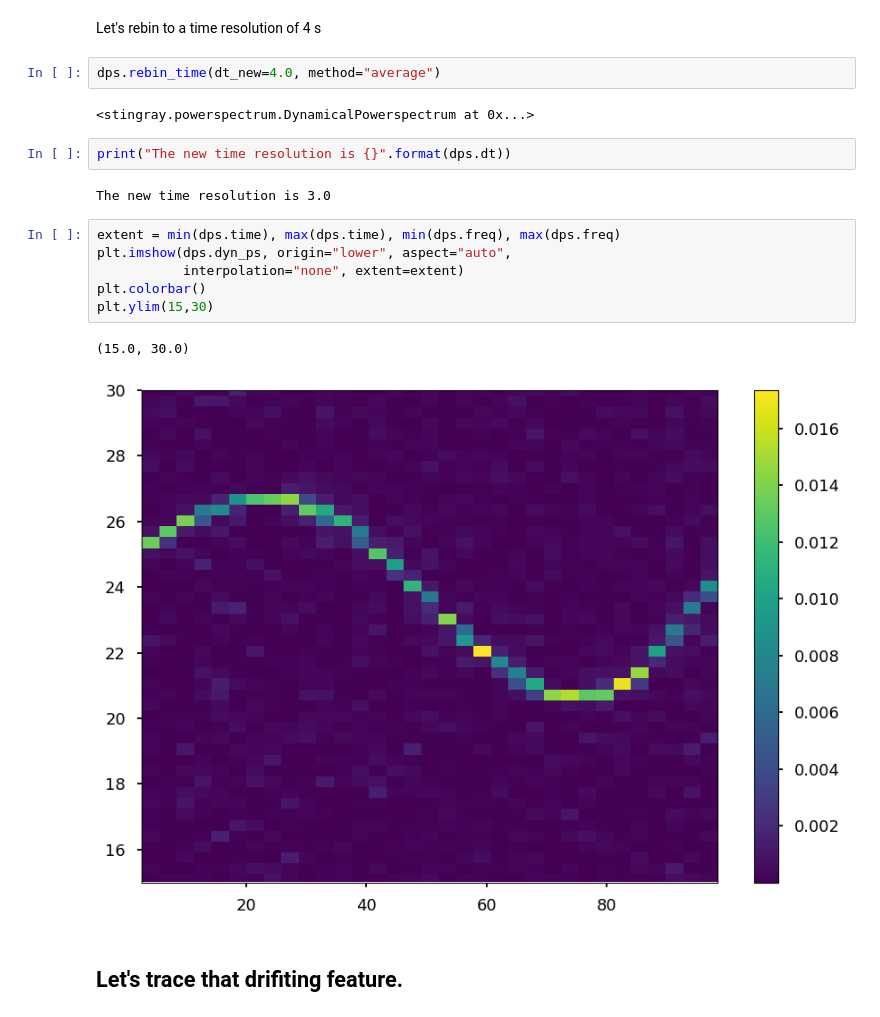
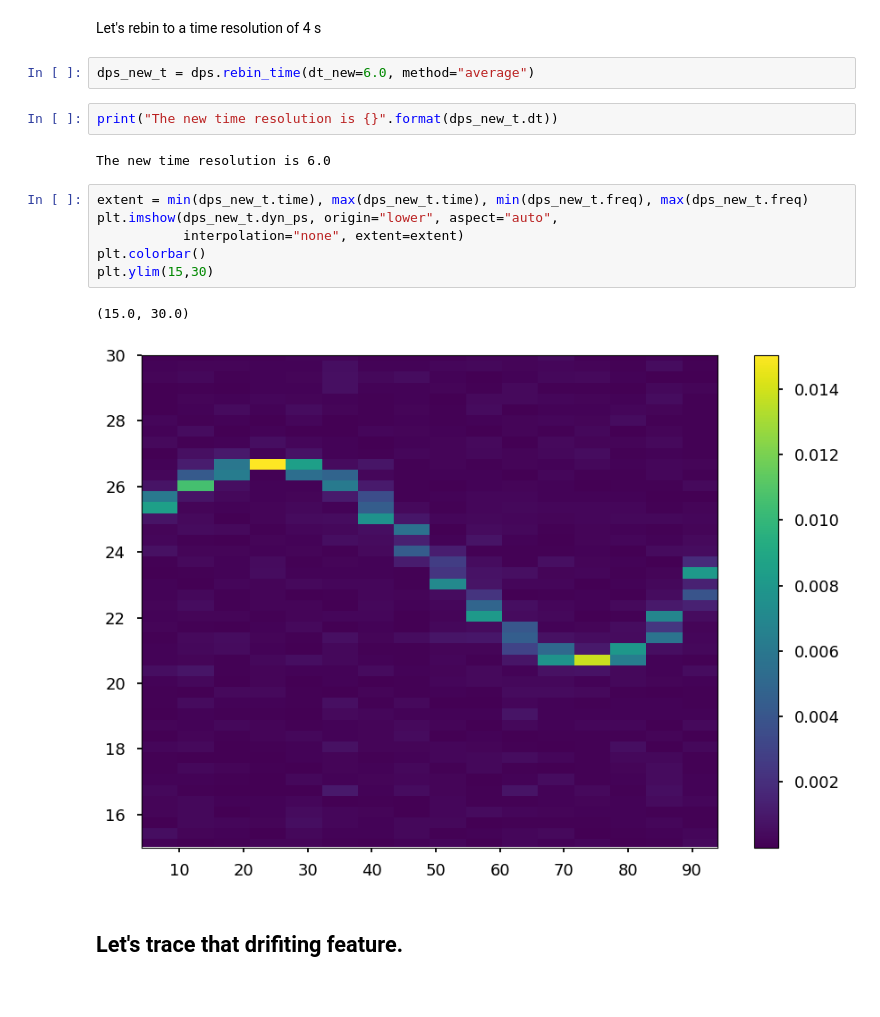
Before and after one commit to StingraySoftware/notebooks, a Jupyter notebook: DynamicalPowerspectrum/DynamicalPowerspectrum_tutorial_[fake_data].ipynb, the cells around one changed output. Drawn from its saved outputs; the diff is of its cells as text.

```diff
--- a/DynamicalPowerspectrum/DynamicalPowerspectrum_tutorial_[fake_data].ipynb
+++ b/DynamicalPowerspectrum/DynamicalPowerspectrum_tutorial_[fake_data].ipynb
@@ -117,22 +115,20 @@ The current time resolution is 3.0
 # %% [markdown]
 Let's rebin to a time resolution of 4 s
 # %%
-dps.rebin_time(dt_new=4.0, method="average")
+dps_new_t = dps.rebin_time(dt_new=6.0, method="average")
-# %% [output]
-<stingray.powerspectrum.DynamicalPowerspectrum at 0x...>
 # %%
-print("The new time resolution is {}".format(dps.dt))
+print("The new time resolution is {}".format(dps_new_t.dt))
 # %% [output]
-The new time resolution is 3.0
+The new time resolution is 6.0
 # %%
-extent = min(dps.time), max(dps.time), min(dps.freq), max(dps.freq)
-plt.imshow(dps.dyn_ps, origin="lower", aspect="auto",
+extent = min(dps_new_t.time), max(dps_new_t.time), min(dps_new_t.freq), max(dps_new_t.freq)
+plt.imshow(dps_new_t.dyn_ps, origin="lower", aspect="auto",
            interpolation="none", extent=extent)
 plt.colorbar()
 plt.ylim(15,30)
 # %% [output]
 (15.0, 30.0)
-[figure, old version]
+[figure, new version]
 # %% [markdown]
 ## Let's trace that drifiting feature.
 # %%
```
Also changed, not shown: parts of 10 cells of this notebook.
